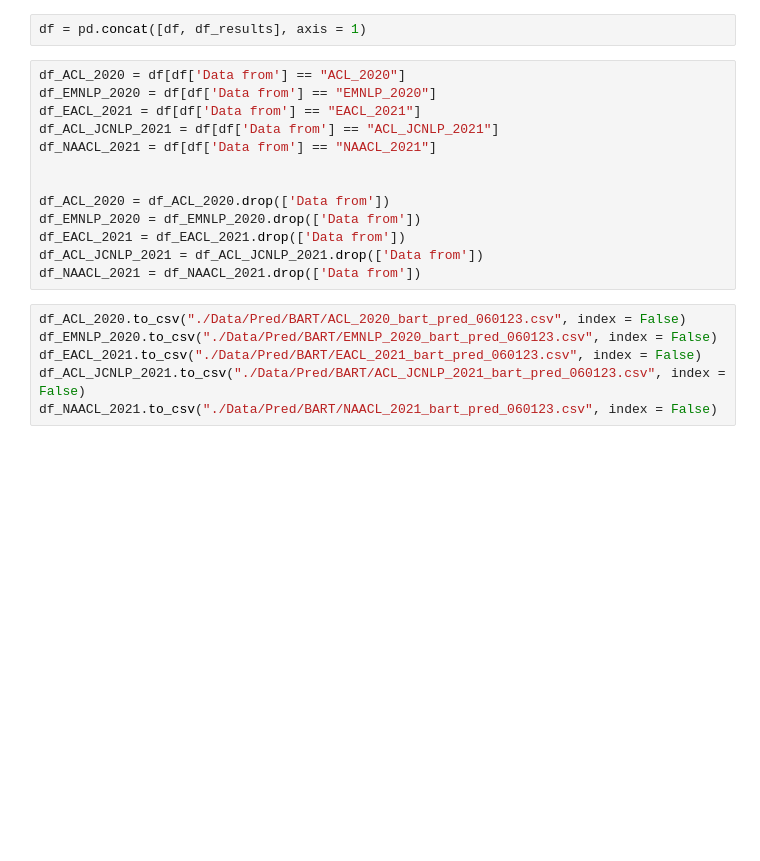
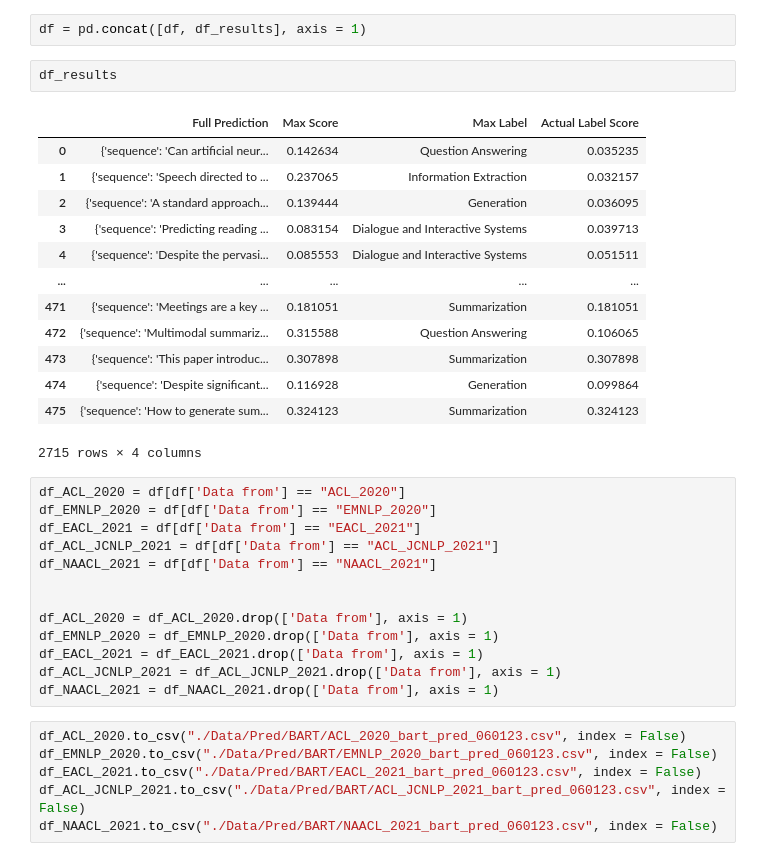
Before and after one commit to Benjamin-Aw-93/ACL_Anthology_Exploratory, a Jupyter notebook: Predicting labels based on ZeroShotLearner-Copy1.ipynb, the cells around one changed output. Drawn from its saved outputs; the diff is of its cells as text; blank space fills up the shorter version.

Commit message:
Adding zero shot fully unseen results

```diff
--- a/Predicting labels based on ZeroShotLearner-Copy1.ipynb
+++ b/Predicting labels based on ZeroShotLearner-Copy1.ipynb
@@ -174,5 +172,21 @@ KeyboardInterrupt:
 # %%
 df = pd.concat([df, df_results], axis = 1)
+# %%
+df_results
+# %% [output]
+|  | Full Prediction | Max Score | Max Label | Actual Label Score |
+| 0 | {'sequence': 'Can artificial neur... | 0.142634 | Question Answering | 0.035235 |
+| 1 | {'sequence': 'Speech directed to ... | 0.237065 | Information Extraction | 0.032157 |
+| 2 | {'sequence': 'A standard approach... | 0.139444 | Generation | 0.036095 |
+| 3 | {'sequence': 'Predicting reading ... | 0.083154 | Dialogue and Interactive Systems | 0.039713 |
+| 4 | {'sequence': 'Despite the pervasi... | 0.085553 | Dialogue and Interactive Systems | 0.051511 |
+| ... | ... | ... | ... | ... |
+| 471 | {'sequence': 'Meetings are a key ... | 0.181051 | Summarization | 0.181051 |
+| 472 | {'sequence': 'Multimodal summariz... | 0.315588 | Question Answering | 0.106065 |
+| 473 | {'sequence': 'This paper introduc... | 0.307898 | Summarization | 0.307898 |
+| 474 | {'sequence': 'Despite significant... | 0.116928 | Generation | 0.099864 |
+| 475 | {'sequence': 'How to generate sum... | 0.324123 | Summarization | 0.324123 |
+2715 rows × 4 columns
 # %%
 df_ACL_2020 = df[df['Data from'] == "ACL_2020"]
 df_EMNLP_2020 = df[df['Data from'] == "EMNLP_2020"]
@@ -181,11 +195,11 @@ df_ACL_JCNLP_2021 = df[df['Data from'] == "ACL_JCNLP_2021"]
 df_NAACL_2021 = df[df['Data from'] == "NAACL_2021"]
 
 
-df_ACL_2020 = df_ACL_2020.drop(['Data from'])
-df_EMNLP_2020 = df_EMNLP_2020.drop(['Data from'])
-df_EACL_2021 = df_EACL_2021.drop(['Data from'])
-df_ACL_JCNLP_2021 = df_ACL_JCNLP_2021.drop(['Data from'])
-df_NAACL_2021 = df_NAACL_2021.drop(['Data from'])
+df_ACL_2020 = df_ACL_2020.drop(['Data from'], axis = 1)
+df_EMNLP_2020 = df_EMNLP_2020.drop(['Data from'], axis = 1)
+df_EACL_2021 = df_EACL_2021.drop(['Data from'], axis = 1)
+df_ACL_JCNLP_2021 = df_ACL_JCNLP_2021.drop(['Data from'], axis = 1)
+df_NAACL_2021 = df_NAACL_2021.drop(['Data from'], axis = 1)
 # %%
 df_ACL_2020.to_csv("./Data/Pred/BART/ACL_2020_bart_pred_060123.csv", index = False)
 df_EMNLP_2020.to_csv("./Data/Pred/BART/EMNLP_2020_bart_pred_060123.csv", index = False)
```
Also changed, not shown: parts of 27 cells of this notebook, 5 other files.
